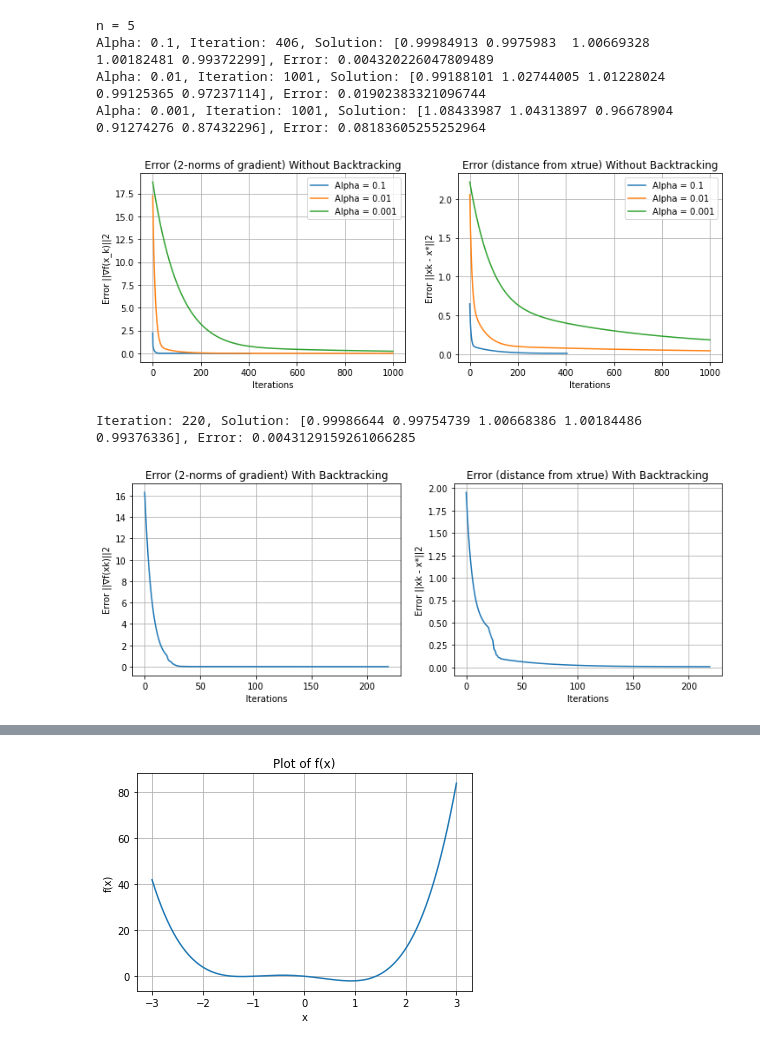
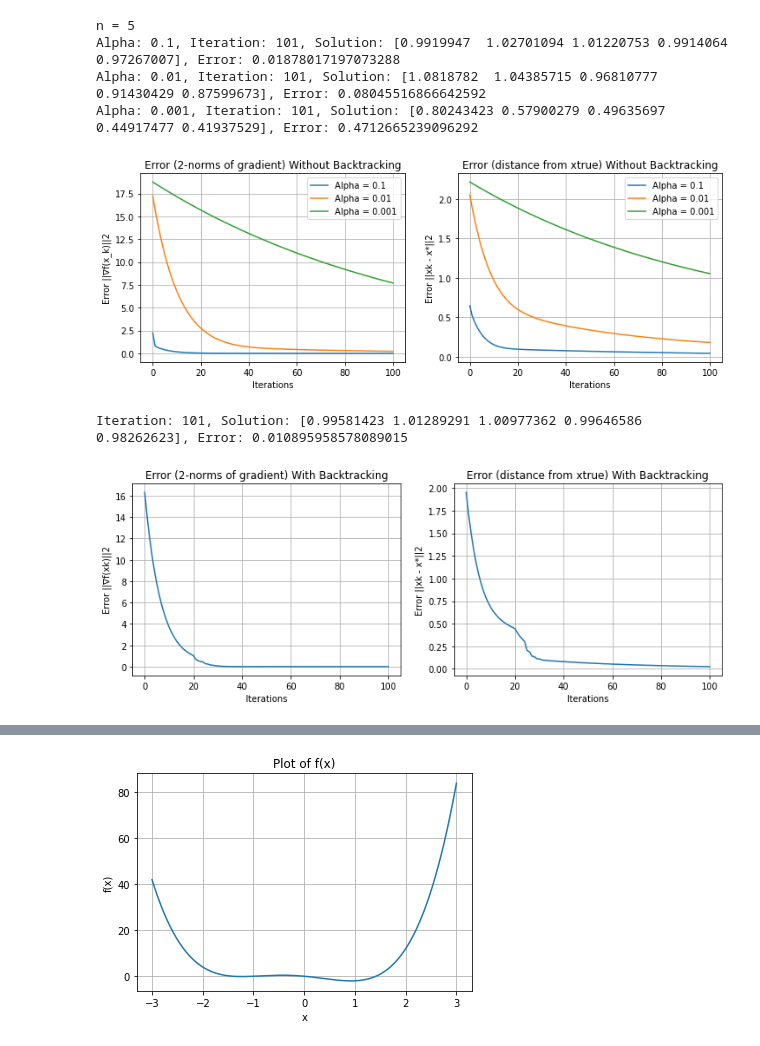
Before and after one commit to ireneburri/SMMLab, a Jupyter notebook: Homework3/Homework3_GD.ipynb, the cells around one changed output, grey strips where cells are left out. Saved outputs shown, nothing was run; the diff lists cells and outputs as text; code cells hidden in the pictures.

```diff
--- a/Homework3/Homework3_GD.ipynb
+++ b/Homework3/Homework3_GD.ipynb
@@ -101,8 +101,8 @@ def grad_f(x):
     return np.array([2*(x1-3), 2*(x2-1)])
 
 x0 = np.array([0, 0])
-kmax = 1000 #try 100 and 1000
-tolf = tolx = 1e-5
+kmax = 100 #try 100 and 1000
+tolf = tolx = 1e-3
 x_true = np.array([3, 1])
 
 plt.figure(figsize=(12, 4))
@@ -167,7 +167,6 @@ Iteration: 81, Solution: [2.99993978 0.99997993], Error: 2.007484934863912e-05
 [figure]
 # %%
 #FUNCTION 2
-"""NON VIENE!!!"""
 def f(x):
     x1 = x[0]
     x2 = x[1]
@@ -178,14 +177,14 @@ def grad_f(x):
     return np.array([20*(x1 - 1), 2*(x2 - 2)])
 
 x0 = np.array([0, 0])
-kmax = 1000 #try 100 and 1000
+kmax = 100 #try 100 and 1000
 tolf = tolx = 1e-5
 x_true = np.array([1, 2])
 
 plt.figure(figsize=(12, 4))
 
 #Without backtracking
-for alpha in [0.1, 0.01, 0.001]:
+for alpha in [0.09, 0.01, 0.001]: # with alpha = 0.1 GD doesn't converge and stops in (2, 2) after max (1000) iteration.
     x_sol_values, k, f_values, grad_values, errA_values, errR_values = GD(f, grad_f, x0, alpha, kmax, tolf, tolx, x_true)
     error = np.linalg.norm(np.array(x_true) - np.array(x_sol_values[-1])) / np.linalg.norm(np.array(x_true))
     print(f"Alpha: {alpha}, Iteration: {k}, Solution: {x_sol_values[-1]}, Error: {error}")
@@ -260,7 +259,7 @@ def grad_f(x): #AT(Ax−b)
     return gradient
 
 x0 = np.zeros(n)
-kmax = 1000 # try 100 and 1000
+kmax = 100 # try 100 and 1000
 tolf = tolx = 1e-5
 
 plt.figure(figsize=(12, 4))
@@ -336,7 +335,7 @@ def grad_f(x): #AT(Ax−b)
     return gradient
 
 x0 = np.zeros(n)
-kmax = 1000 # try 100 and 1000
+kmax = 100 # try 100 and 1000
 tolf = tolx = 1e-5
 
 plt.figure(figsize=(12, 4))
@@ -360,39 +359,39 @@ for alpha in [0.1, 0.01, 0.001]:
     plt.xlabel("Iterations")
     plt.ylabel("Error ||xk - x*||2")
     plt.title("Error (distance from xtrue) Without Backtracking")
     plt.legend()
     plt.grid(True)
 plt.show()
 
 #With backtracking
 x_sol_values, k, f_values, grad_values, errA_values, errR_values = GD_backtracking(f, grad_f, x0, kmax, tolf, tolx, x_true)
 error = np.linalg.norm(np.array(x_true) - np.array(x_sol_values[-1])) / np.linalg.norm(np.array(x_true))
 print(f"\nIteration: {k}, Solution: {x_sol_values[-1]}, Error: {error}")
 
 plt.figure(figsize=(12, 4))
 plt.subplot(1, 2, 1)
 plt.plot(range(k), errA_values)
 plt.xlabel("Iterations")
 plt.ylabel("Error ||∇f(xk)||2")
 plt.title("Error (2-norms of gradient) With Backtracking")
 plt.grid(True)
 
 plt.subplot(1, 2, 2)
 plt.plot(range(k), errR_values) # plot the error ||xk − x_true||2 varying k when the true x_true is available
 plt.xlabel("Iterations")
 plt.ylabel("Error ||xk - x*||2")
 plt.title("Error (distance from xtrue) With Backtracking")
 plt.grid(True)
 
 plt.show()
 # %% [output]
 n = 5
-Alpha: 0.1, Iteration: 406, Solution: [0.99984913 0.9975983  1.00669328 1.00182481 0.99372299], Error: 0.004320226047809489
-Alpha: 0.01, Iteration: 1001, Solution: [0.99188101 1.02744005 1.01228024 0.99125365 0.97237114], Error: 0.01902383321096744
-Alpha: 0.001, Iteration: 1001, Solution: [1.08433987 1.04313897 0.96678904 0.91274276 0.87432296], Error: 0.08183605255252964
+Alpha: 0.1, Iteration: 101, Solution: [0.9919947  1.02701094 1.01220753 0.9914064  0.97267007], Error: 0.01878017197073288
+Alpha: 0.01, Iteration: 101, Solution: [1.0818782  1.04385715 0.96810777 0.91430429 0.87599673], Error: 0.08045516866642592
+Alpha: 0.001, Iteration: 101, Solution: [0.80243423 0.57900279 0.49635697 0.44917477 0.41937529], Error: 0.4712665239096292
-[figure, old version]
+[figure, new version]
-Iteration: 220, Solution: [0.99986644 0.99754739 1.00668386 1.00184486 0.99376336], Error: 0.0043129159261066285
+Iteration: 101, Solution: [0.99581423 1.01289291 1.00977362 0.99646586 0.98262623], Error: 0.010895958578089015
-[figure, old version]
+[figure, new version]
 # %%
 #FUNCTION 4
 import random
```
Also changed, not shown: parts of 6 cells of this notebook, 7 other files.
